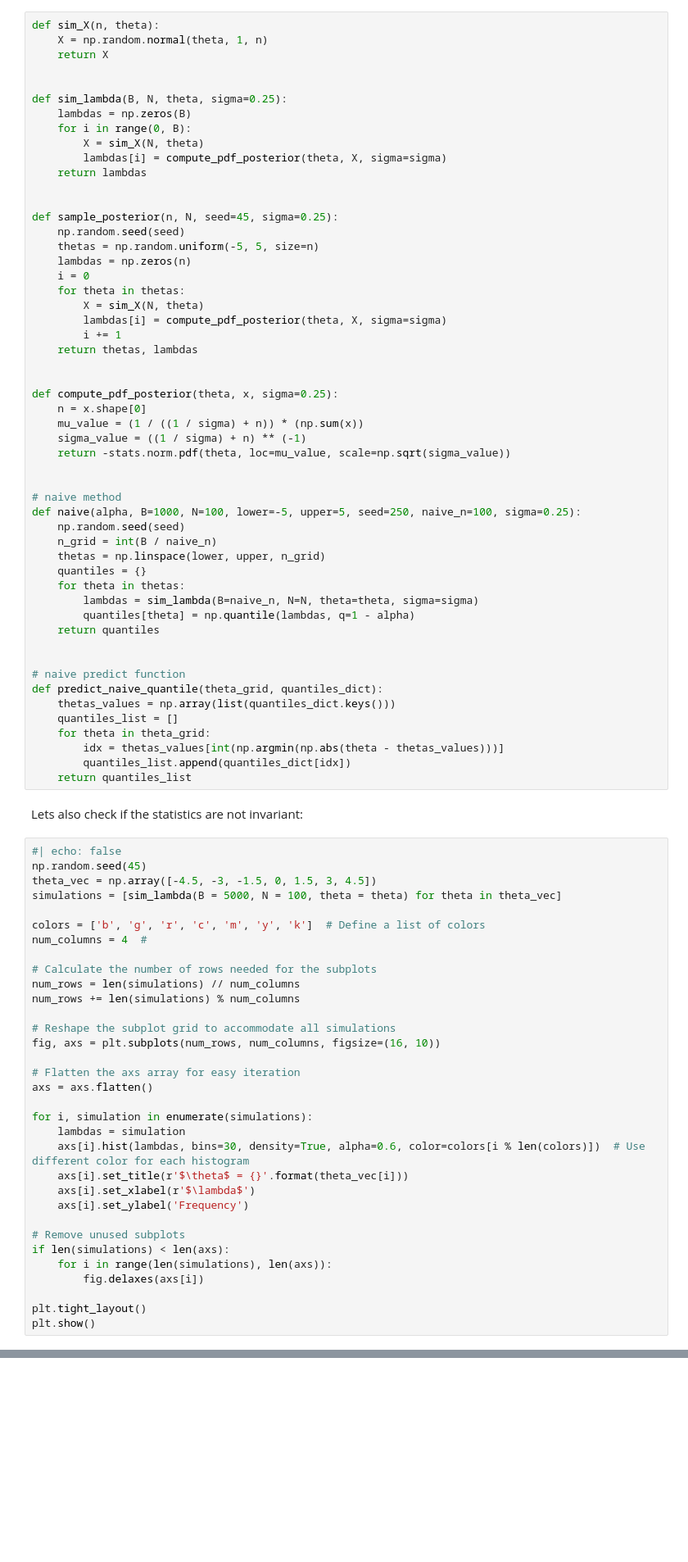
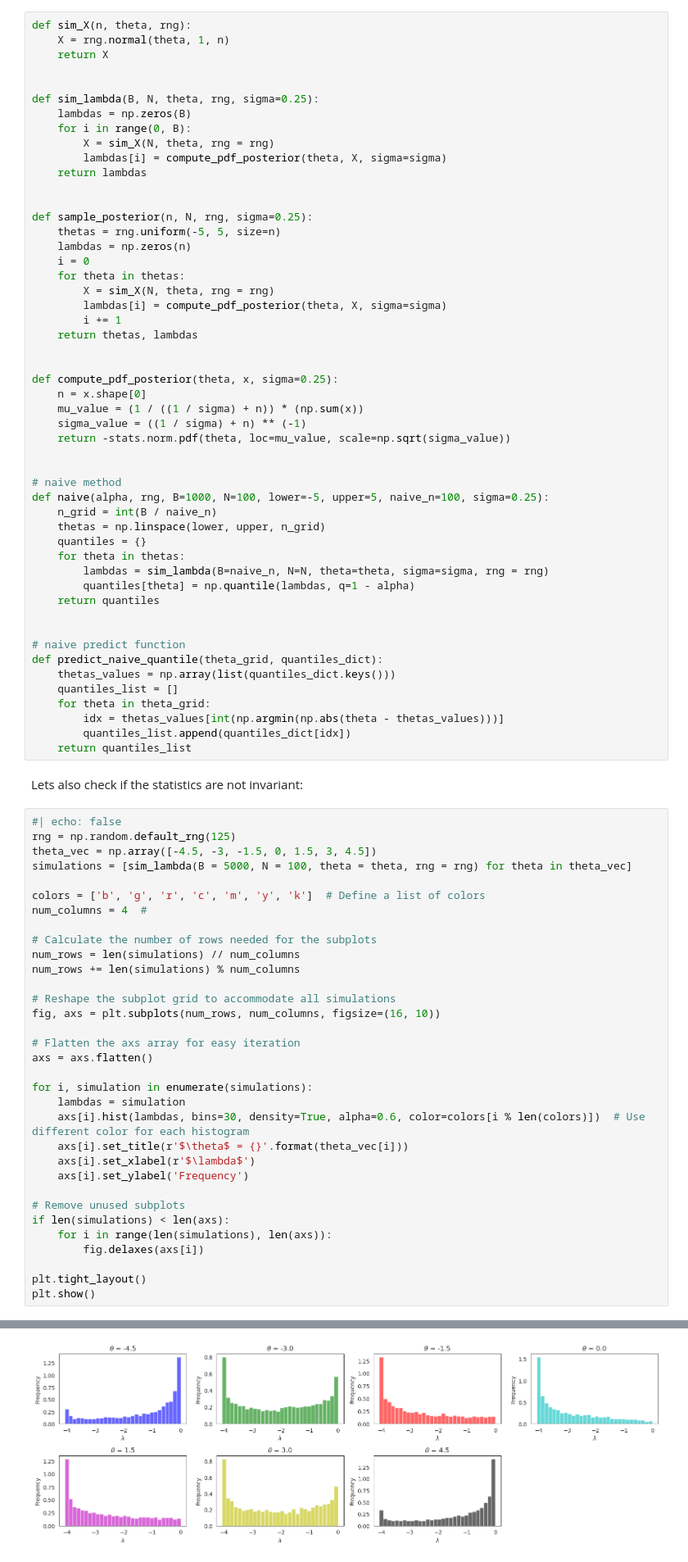
Before and after one commit to Monoxido45/CSI, a Jupyter notebook: experiments/simple_bff.ipynb, the cells around one changed output, grey strips where cells are left out. Shown at 82% size. Cells and saved outputs as stored; diff of their text form; blank space fills up the shorter version.

```diff
--- a/experiments/simple_bff.ipynb
+++ b/experiments/simple_bff.ipynb
@@ -48,26 +48,25 @@ In this case, we obtain the $1 - \alpha$ credibility region of $\theta$ by obtai
 
 Now we define the main functions to simulate all samples and compute naive quantiles:
 # %%
-def sim_X(n, theta):
-    X = np.random.normal(theta, 1, n)
+def sim_X(n, theta, rng):
+    X = rng.normal(theta, 1, n)
     return X
 
 
-def sim_lambda(B, N, theta, sigma=0.25):
+def sim_lambda(B, N, theta, rng, sigma=0.25):
     lambdas = np.zeros(B)
     for i in range(0, B):
-        X = sim_X(N, theta)
+        X = sim_X(N, theta, rng = rng)
         lambdas[i] = compute_pdf_posterior(theta, X, sigma=sigma)
     return lambdas
 
 
-def sample_posterior(n, N, seed=45, sigma=0.25):
-    np.random.seed(seed)
-    thetas = np.random.uniform(-5, 5, size=n)
+def sample_posterior(n, N, rng, sigma=0.25):
+    thetas = rng.uniform(-5, 5, size=n)
     lambdas = np.zeros(n)
     i = 0
     for theta in thetas:
-        X = sim_X(N, theta)
+        X = sim_X(N, theta, rng = rng)
         lambdas[i] = compute_pdf_posterior(theta, X, sigma=sigma)
         i += 1
     return thetas, lambdas
@@ -81,13 +80,12 @@ def compute_pdf_posterior(theta, x, sigma=0.25):
 
 
 # naive method
-def naive(alpha, B=1000, N=100, lower=-5, upper=5, seed=250, naive_n=100, sigma=0.25):
-    np.random.seed(seed)
+def naive(alpha, rng, B=1000, N=100, lower=-5, upper=5, naive_n=100, sigma=0.25):
     n_grid = int(B / naive_n)
     thetas = np.linspace(lower, upper, n_grid)
     quantiles = {}
     for theta in thetas:
-        lambdas = sim_lambda(B=naive_n, N=N, theta=theta, sigma=sigma)
+        lambdas = sim_lambda(B=naive_n, N=N, theta=theta, sigma=sigma, rng = rng)
         quantiles[theta] = np.quantile(lambdas, q=1 - alpha)
     return quantiles
 
@@ -104,9 +102,9 @@ def predict_naive_quantile(theta_grid, quantiles_dict):
 Lets also check if the statistics are not invariant:
 # %%
 #| echo: false
-np.random.seed(45)
+rng = np.random.default_rng(125)
 theta_vec = np.array([-4.5, -3, -1.5, 0, 1.5, 3, 4.5])
-simulations = [sim_lambda(B = 5000, N = 100, theta = theta) for theta in theta_vec]
+simulations = [sim_lambda(B = 5000, N = 100, theta = theta, rng = rng) for theta in theta_vec]
 
 colors = ['b', 'g', 'r', 'c', 'm', 'y', 'k']  # Define a list of colors
 num_columns = 4  #
@@ -140,3 +137,4 @@ plt.show()
+[figure, added]
 # %% [markdown]
 As we saw, the statistics appear to have different distributions as we change $\theta$ values. Lets now compare our methods to all the others for several N:
 # %%
```
Also changed, not shown: parts of 7 cells of this notebook, 6 other files.
